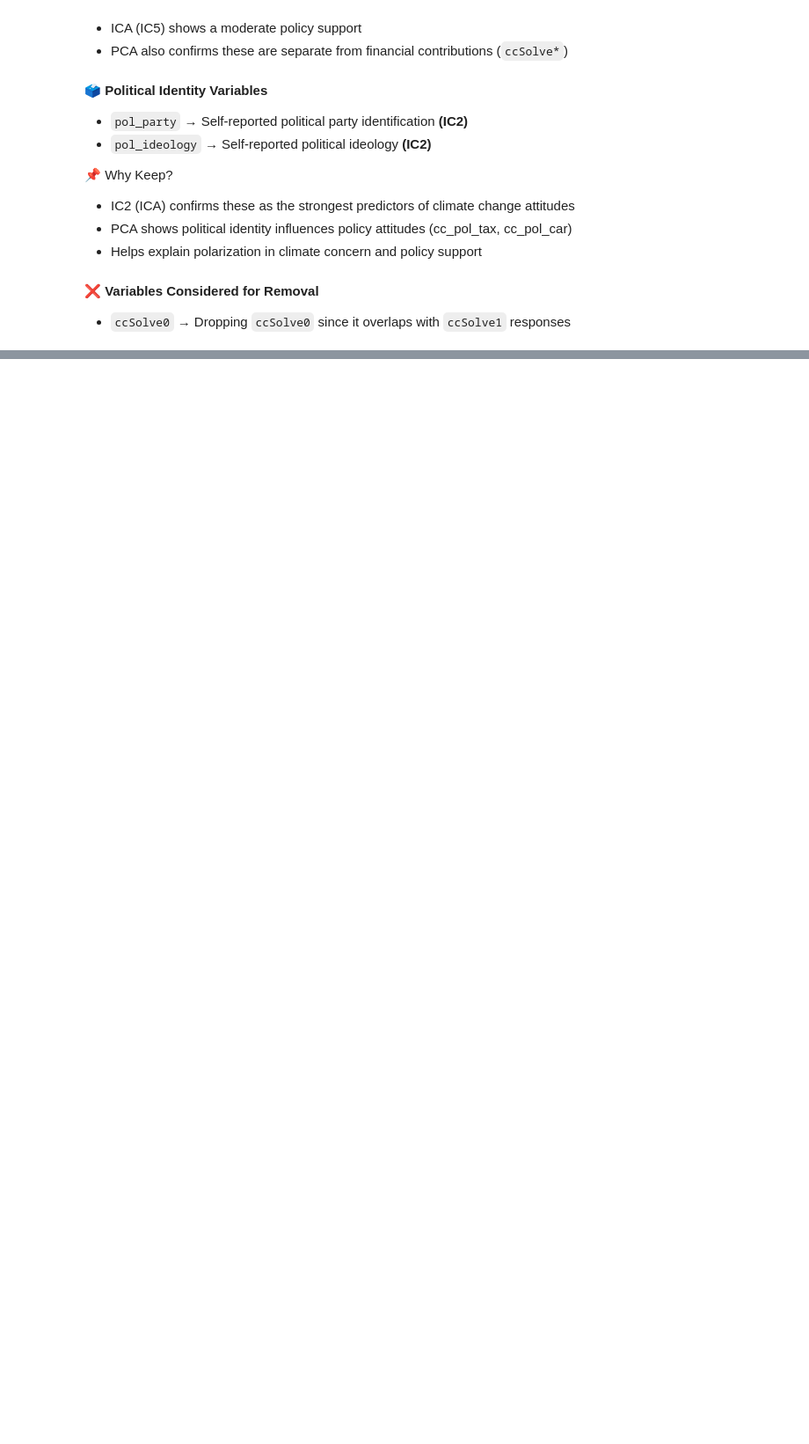
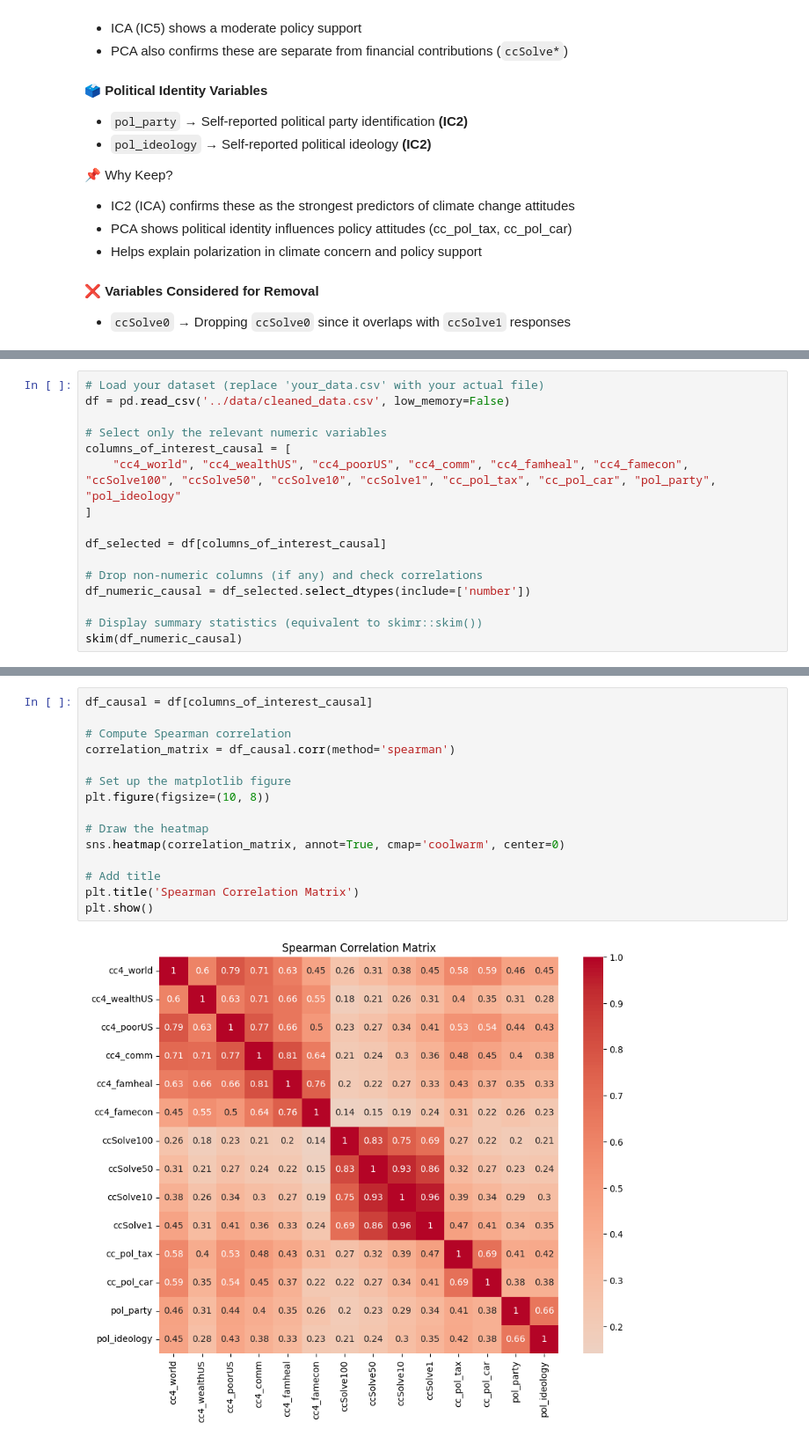
Before and after one commit to paraskevasleivadaros/climate-opinions-and-elections, a Jupyter notebook: notebooks/causal-methods.ipynb, the cells around one changed output, grey strips where cells are left out. Shown at 88% size. Cells and saved outputs as stored; diff of their text form; blank space fills up the shorter version.

Commit message:
add causal discovery, to be continued..

```diff
--- a/notebooks/exploratory_data_analysis.ipynb
+++ b/notebooks/causal-methods.ipynb
@@ -981,0 +988,16 @@ Based on **exploratory data analysis (EDA), factor analysis (PCA & ICA), and cor
+# %%
+# Load your dataset (replace 'your_data.csv' with your actual file)
+df = pd.read_csv('../data/cleaned_data.csv', low_memory=False)
+
+# Select only the relevant numeric variables
+columns_of_interest_causal = [
+    "cc4_world", "cc4_wealthUS", "cc4_poorUS", "cc4_comm", "cc4_famheal", "cc4_famecon", "ccSolve100", "ccSolve50", "ccSolve10", "ccSolve1", "cc_pol_tax", "cc_pol_car", "pol_party", "pol_ideology"
+]
+
+df_selected = df[columns_of_interest_causal]
+
+# Drop non-numeric columns (if any) and check correlations
+df_numeric_causal = df_selected.select_dtypes(include=['number'])
+
+# Display summary statistics (equivalent to skimr::skim())
+skim(df_numeric_causal)
@@ -981,0 +1024,17 @@ Based on **exploratory data analysis (EDA), factor analysis (PCA & ICA), and cor
+# %%
+df_causal = df[columns_of_interest_causal]
+
+# Compute Spearman correlation
+correlation_matrix = df_causal.corr(method='spearman')
+
+# Set up the matplotlib figure
+plt.figure(figsize=(10, 8))
+
+# Draw the heatmap
+sns.heatmap(correlation_matrix, annot=True, cmap='coolwarm', center=0)
+
+# Add title
+plt.title('Spearman Correlation Matrix')
+plt.show()
+# %% [output]
+[figure, added]
```
Also changed, not shown: parts of 35 cells of this notebook, 1 other file.
